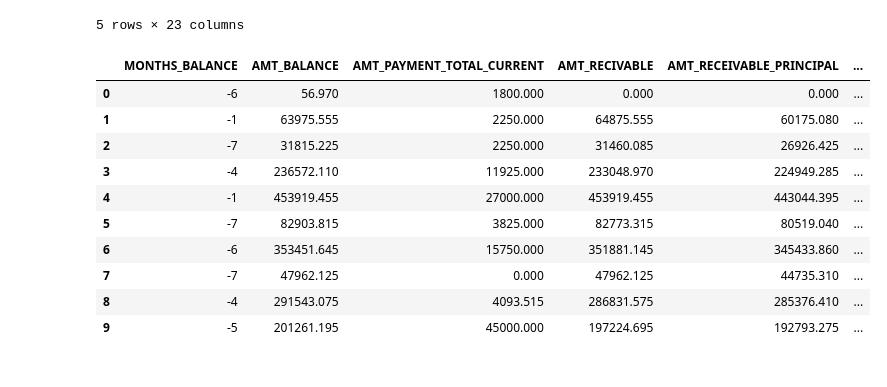
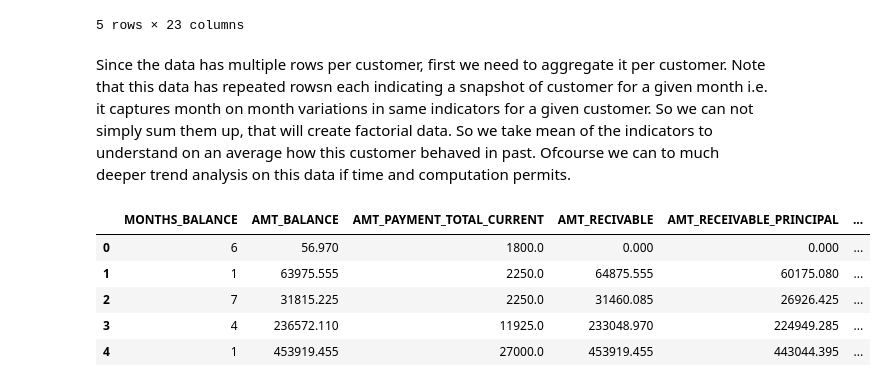
Before and after one commit to gauravkdesai/w207-FinalProject-HomeCreditDefaultRisk, a Jupyter notebook: EDA.ipynb, the cells around one changed output. Saved outputs shown, nothing was run; the diff lists cells and outputs as text; code cells hidden in the pictures.

```diff
--- a/EDA.ipynb
+++ b/EDA.ipynb
@@ -675,22 +694,28 @@ credit_card_balance_data shape :  (3840312, 23)
 | 3 | 1389973 | 337855 | -4 | 236572.110 | 225000 | 2250.0 | ... |
 | 4 | 1891521 | 126868 | -1 | 453919.455 | 450000 | 0.0 | ... |
 5 rows × 23 columns
+# %% [markdown]
+Since the data has multiple rows per customer, first we need to aggregate it per customer. Note that this data has repeated rowsn each indicating a snapshot of customer for a given month i.e. it captures month on month variations in same indicators for a given customer.
+So we can not simply sum them up, that will create factorial data. So we take mean of the indicators to understand on an average how this customer behaved in past. Ofcourse we can to much deeper trend analysis on this data if time and computation permits.
 # %%
-credit_card_balance_data['CNT_INSTALMENT_MATURE_CUM_NORMALIZE'] = credit_card_balance_data['CNT_INSTALMENT_MATURE_CUM']/credit_card_balance_data['MONTHS_BALANCE']
+# convert -ve MONTHS_BALANCE to +ve so correlations are easily interpretable
+credit_card_balance_data['MONTHS_BALANCE']=-credit_card_balance_data['MONTHS_BALANCE']
+
+# Create new feature indicating number of paid installments per month on previous credit
+credit_card_balance_data['CNT_INSTALMENT_MATURE_CUM_NORMALIZE'] = credit_card_balance_data[
+    'CNT_INSTALMENT_MATURE_CUM']/credit_card_balance_data['MONTHS_BALANCE']
+
+# print columns we are interested in for further analysis
 interesting_columns =['MONTHS_BALANCE','AMT_BALANCE', 'AMT_PAYMENT_TOTAL_CURRENT', 'AMT_RECIVABLE'
-                      , 'AMT_RECEIVABLE_PRINCIPAL', 'AMT_TOTAL_RECEIVABLE', 'CNT_INSTALMENT_MATURE_CUM'
+                      , 'AMT_RECEIVABLE_PRINCIPAL', 'AMT_TOTAL_RECEIVABLE'
+                      , 'CNT_INSTALMENT_MATURE_CUM'
                       , 'SK_DPD','SK_DPD_DEF','CNT_INSTALMENT_MATURE_CUM_NORMALIZE']
-credit_card_balance_data[interesting_columns].head(10)
+credit_card_balance_data[interesting_columns].head(5)
 # %% [output]
 |  | MONTHS_BALANCE | AMT_BALANCE | AMT_PAYMENT_TOTAL_CURRENT | AMT_RECIVABLE | AMT_RECEIVABLE_PRINCIPAL | ... |
-| 0 | -6 | 56.970 | 1800.000 | 0.000 | 0.000 | ... |
-| 1 | -1 | 63975.555 | 2250.000 | 64875.555 | 60175.080 | ... |
-| 2 | -7 | 31815.225 | 2250.000 | 31460.085 | 26926.425 | ... |
-| 3 | -4 | 236572.110 | 11925.000 | 233048.970 | 224949.285 | ... |
-| 4 | -1 | 453919.455 | 27000.000 | 453919.455 | 443044.395 | ... |
-| 5 | -7 | 82903.815 | 3825.000 | 82773.315 | 80519.040 | ... |
-| 6 | -6 | 353451.645 | 15750.000 | 351881.145 | 345433.860 | ... |
-| 7 | -7 | 47962.125 | 0.000 | 47962.125 | 44735.310 | ... |
-| 8 | -4 | 291543.075 | 4093.515 | 286831.575 | 285376.410 | ... |
-| 9 | -5 | 201261.195 | 45000.000 | 197224.695 | 192793.275 | ... |
+| 0 | 6 | 56.970 | 1800.0 | 0.000 | 0.000 | ... |
+| 1 | 1 | 63975.555 | 2250.0 | 64875.555 | 60175.080 | ... |
+| 2 | 7 | 31815.225 | 2250.0 | 31460.085 | 26926.425 | ... |
+| 3 | 4 | 236572.110 | 11925.0 | 233048.970 | 224949.285 | ... |
+| 4 | 1 | 453919.455 | 27000.0 | 453919.455 | 443044.395 | ... |
 # %%
```
Also changed, not shown: parts of 89 cells of this notebook.
